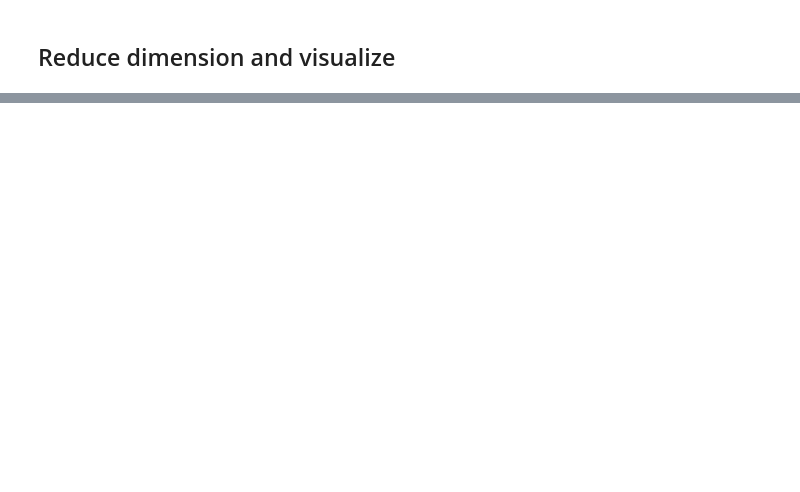
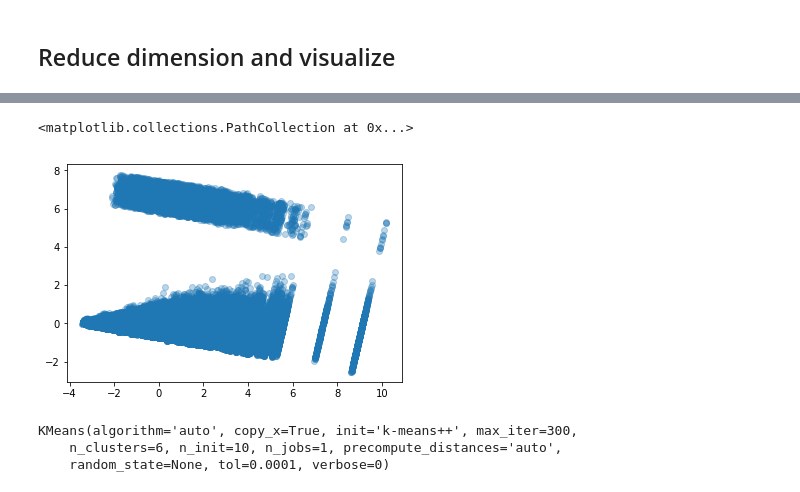
Before and after one commit to jh3898/data-science-take-home-challenge, a Jupyter notebook: Credit_card_Transactions/credit_card_transactions.ipynb, the cells around one changed output, grey strips where cells are left out. Drawn from its saved outputs; the diff is of its cells as text; code cells hidden in the pictures; blank space fills up the shorter version.

```diff
--- a/Credit_card_Transactions/credit_card_transactions.ipynb
+++ b/Credit_card_Transactions/credit_card_transactions.ipynb
@@ -217,6 +226,6 @@ Defaulting to column, but this will raise an ambiguity error in a future version
 | 1073931538936472 | 108.08 | 147.19 | 194.83 |
 | 1077622576192810 | 122.93 | 148.18 | 160.11 |
 # %%
-temp = pd.merge(df3, df3_stats, on = 'credit_card', how = 'left')
+temp = pd.merge(df3, df3_stats, how = 'left', left_on='credit_card',right_index=True)
 temp.head()
 # %% [output]
@@ -231,5 +238,6 @@ Defaulting to column, but this will raise an ambiguity error in a future version
 # %% [markdown]
 ## Reduce dimension and visualize
 # %%
-temp0= temp.drop(['city','state','zipcode','Long','Lat','month','day','weekday','hour'], axis= 1)
+temp0= temp.drop(['credit_card','city','state','zipcode','Long','Lat','month','day','weekday','hour'], axis= 1)
 temp0.head()
+X= temp0
@@ -243,6 +253,21 @@ temp0.head()
 # %%
 temp0.to_csv('percentile_tansaction.csv')
+# %%
+X= scale(X)
+# %%
+pca= PCA(n_components = 2)
+X2d = pca.fit_transform(X)
+X2d = pd.DataFrame(X2d, columns= ['pc1','pc2'])
+# %%
+plt.scatter(X2d.pc1, X2d.pc2, alpha= 0.3)
+# %% [output]
+<matplotlib.collections.PathCollection at 0x...>
+[figure, added]
 # %%
-k_means_fit = KMeans(n_clusters =2, max_iter= 300)
-k_means_fit.fit(dfm)
-k_labels = k_means_fit.labels_
+k_means_fit = KMeans(n_clusters =6, max_iter= 300)
+k_means_fit.fit(X)
+#k_labels['label'] = k_means_fit.labels_
+# %% [output]
+KMeans(algorithm='auto', copy_x=True, init='k-means++', max_iter=300,
+    n_clusters=6, n_init=10, n_jobs=1, precompute_distances='auto',
+    random_state=None, tol=0.0001, verbose=0)
```
Also changed, not shown: parts of 16 cells of this notebook, 9 other files.
